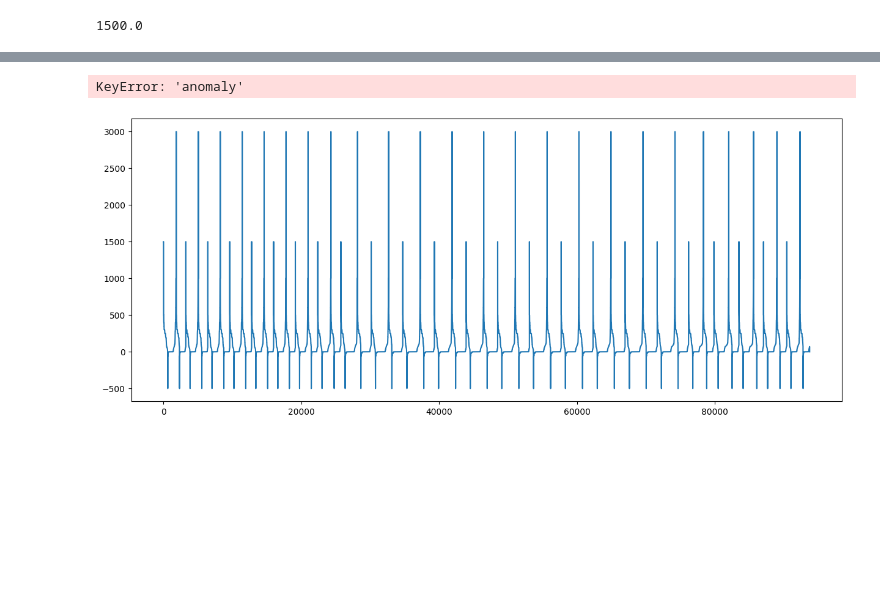
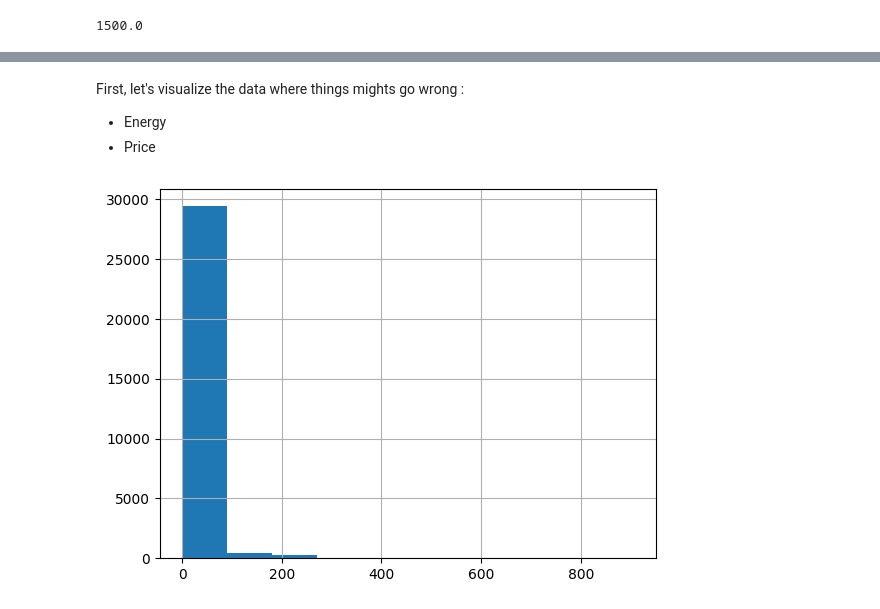
Before and after one commit to joseluissanchezr/analisis_datos, a Jupyter notebook: Grupo_3/data_cleaning.ipynb, the cells around one changed output, grey strips where cells are left out. Cells and saved outputs as stored; diff of their text form; code cells hidden in the pictures; blank space fills up the shorter version.

```diff
--- a/Grupo_3/data_cleaning.ipynb
+++ b/Grupo_3/data_cleaning.ipynb
@@ -47,3 +40,5 @@ df = df.fillna({"Energía Compra/Venta" : "0", "Precio Compra/Venta" : "0"})
+# %%
+df = df.dropna()
 # %% [markdown]
 ## Processing data
 # %% [markdown]
@@ -65,3 +56,5 @@ Ellipsis
+# %%
+df['Fecha'] = pd.to_datetime(df['Fecha'], format='%d/%m/%Y')
 # %% [markdown]
 ### Energia Compra/Venta, Precio Compra/Venta
 # %% [markdown]
@@ -179,17 +87,0 @@ model.fit(sequences, sequences, epochs=1, batch_size=32, validation_split=0.2)
-# %%
-# Calculate reconstruction errors
-reconstructed_sequences = model.predict(sequences)
-reconstructed_sequences = reconstructed_sequences.squeeze(axis=-1)  # Remove the singleton dimension
-mse = np.mean(np.power(sequences - reconstructed_sequences, 2), axis=1)  # Calculate mean along axis 1
-
-# Ensure the lengths of mse and series are aligned
-series = df['Energía Compra/Venta'].values[:len(mse)]
-
-# Define a custom condition for anomaly detection
-threshold = np.percentile(mse, 95)
-anomalies = (mse > threshold) | ((series == 0) & (series != 0))
-
-# Mark anomalies in the data
-anomaly_indices = np.where(anomalies)[0]
-df['anomaly'] = 0
-df.loc[df.index[anomaly_indices], 'anomaly'] = 1
@@ -198,17 +88,8 @@ df.loc[df.index[anomaly_indices], 'anomaly'] = 1
-# %%
-# Ensure the lengths of df.index and series are aligned
-if len(df.index) != len(series):
-    df = df[:len(series)]
-
-plt.figure(figsize=(15, 6))
-plt.plot(df.index, series, label='Value')
-
-# Check if there are anomalies before plotting them
-if df['anomaly'].any():
-    plt.plot(df.index[df['anomaly'] == 1], series[df['anomaly'] == 1], 'ro', label='Anomalies')
-
-plt.legend()
-plt.show()
-# %% [output]
-KeyError: 'anomaly'
-[figure, removed]
+# %% [markdown]
+First, let's visualize the data where things mights go wrong :
+* Energy
+* Price
+# %%
+df["Energía Compra/Venta"].hist();
+# %% [output]
+[figure, added]
```
Also changed, not shown: parts of 25 cells of this notebook, 11 other files.
